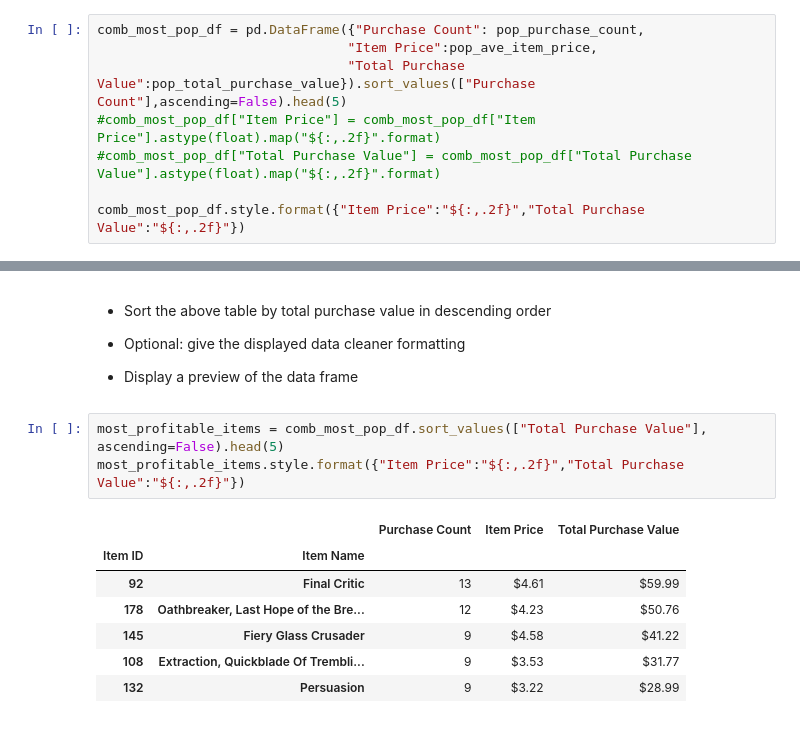
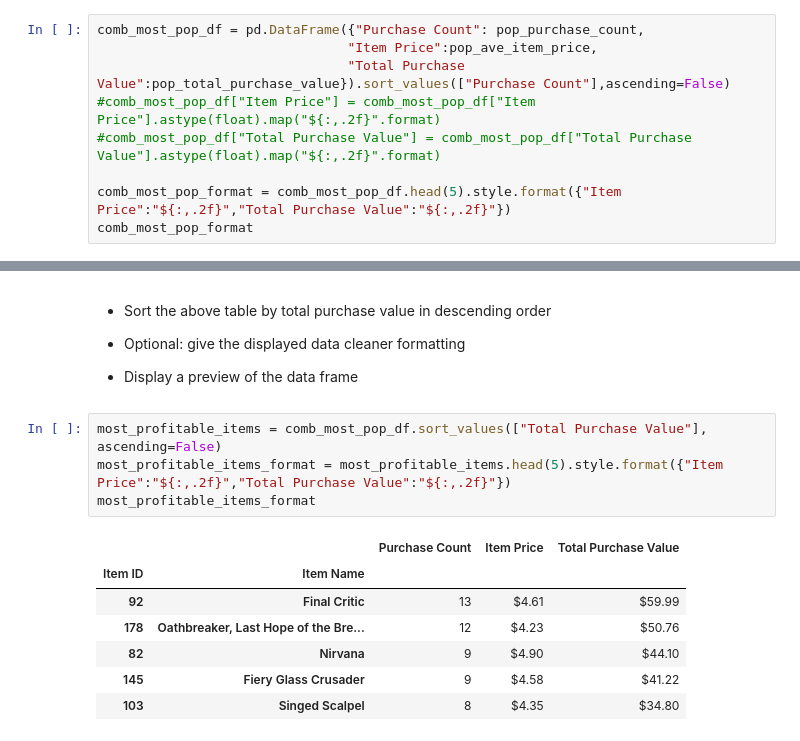
Before and after one commit to LaurenGT/HeroesOfPymoli_Analysis, a Jupyter notebook: HeroesOfPymoli/02-HerosOfPymoli_AnalysisCode.ipynb, the cells around one changed output, grey strips where cells are left out. Saved outputs shown, nothing was run; the diff lists cells and outputs as text.

Commit message:
corrected popular items formatting. profitable items complete.

```diff
--- a/HeroesOfPymoli/02-HerosOfPymoli_AnalysisCode.ipynb
+++ b/HeroesOfPymoli/02-HerosOfPymoli_AnalysisCode.ipynb
@@ -436,11 +436,12 @@ Name: Price, Length: 179, dtype: float64
 # %%
 comb_most_pop_df = pd.DataFrame({"Purchase Count": pop_purchase_count,
                                 "Item Price":pop_ave_item_price,
-                                "Total Purchase Value":pop_total_purchase_value}).sort_values(["Purchase Count"],ascending=False).head(5)
+                                "Total Purchase Value":pop_total_purchase_value}).sort_values(["Purchase Count"],ascending=False)
 #comb_most_pop_df["Item Price"] = comb_most_pop_df["Item Price"].astype(float).map("${:,.2f}".format)
 #comb_most_pop_df["Total Purchase Value"] = comb_most_pop_df["Total Purchase Value"].astype(float).map("${:,.2f}".format)
 
-comb_most_pop_df.style.format({"Item Price":"${:,.2f}","Total Purchase Value":"${:,.2f}"})
+comb_most_pop_format = comb_most_pop_df.head(5).style.format({"Item Price":"${:,.2f}","Total Purchase Value":"${:,.2f}"})
+comb_most_pop_format
 # %% [output]
 |  |  | Purchase Count | Item Price | Total Purchase Value |
 | Item ID | Item Name |  |  |  |
@@ -460,13 +461,14 @@ comb_most_pop_df.style.format({"Item Price":"${:,.2f}","Total Purchase Value":"$
 
 * Display a preview of the data frame
 # %%
-most_profitable_items = comb_most_pop_df.sort_values(["Total Purchase Value"], ascending=False).head(5)
-most_profitable_items.style.format({"Item Price":"${:,.2f}","Total Purchase Value":"${:,.2f}"})
+most_profitable_items = comb_most_pop_df.sort_values(["Total Purchase Value"], ascending=False)
+most_profitable_items_format = most_profitable_items.head(5).style.format({"Item Price":"${:,.2f}","Total Purchase Value":"${:,.2f}"})
+most_profitable_items_format
 # %% [output]
 |  |  | Purchase Count | Item Price | Total Purchase Value |
 | Item ID | Item Name |  |  |  |
 | 92 | Final Critic | 13 | $4.61 | $59.99 |
 | 178 | Oathbreaker, Last Hope of the Bre... | 12 | $4.23 | $50.76 |
+| 82 | Nirvana | 9 | $4.90 | $44.10 |
 | 145 | Fiery Glass Crusader | 9 | $4.58 | $41.22 |
-| 108 | Extraction, Quickblade Of Trembli... | 9 | $3.53 | $31.77 |
-| 132 | Persuasion | 9 | $3.22 | $28.99 |
+| 103 | Singed Scalpel | 8 | $4.35 | $34.80 |
```
